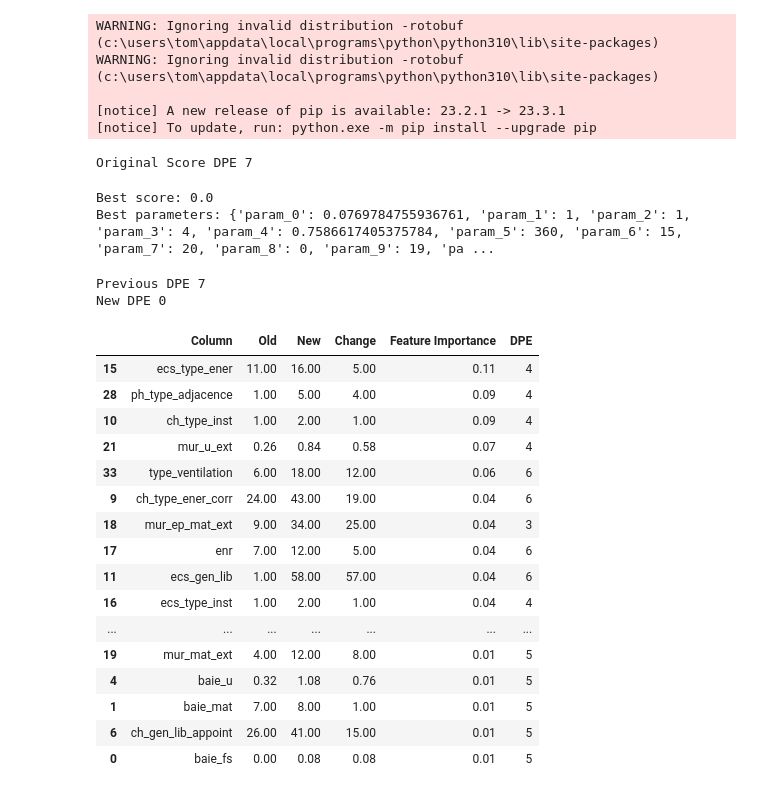
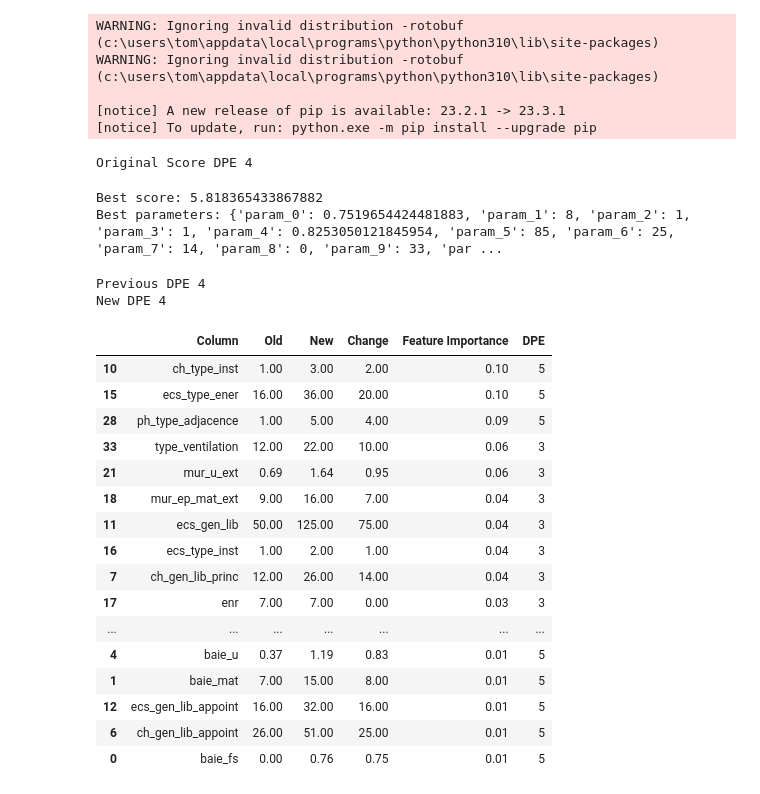
Before and after one commit to OrdinaryDev83/cas-reno-aleia, a Jupyter notebook: Energy.ipynb, the cells around one changed output. Cells and saved outputs as stored; diff of their text form; code cells hidden in the pictures.

```diff
--- a/Energy.ipynb
+++ b/Energy.ipynb
@@ -409,4 +409,6 @@ def find_column_indexes(df, column_names):
     return {col: df.columns.get_loc(col) for col in column_names if col in df.columns}
 
 # Get column indexes
-column_indexes = list(find_column_indexes(df_encoded, modifiable_features).values())
+indices_ = find_column_indexes(df_encoded, modifiable_features)
+print(indices_)
+column_indexes = list(indices_.values())
@@ -413,5 +417,5 @@ column_indexes = list(find_column_indexes(df_encoded, modifiable_features).value
 # %%
-test_tensor_dpe = np.array(X_test_dpe.iloc[6], dtype=np.float32)
+test_tensor_dpe = np.array(X_test_dpe.iloc[15], dtype=np.float32)
 print("Predicted", model_dpe.predict([test_tensor_dpe]))
 print("Groud truth", y_train_dpe["classe_conso_ener"].iloc[0])
 # %% [output]
@@ -476,29 +480,29 @@ def objective(trial):
     # Calculate the score using the model
     score = model_dpe.predict(modified_tensor.reshape(1, -1))[0]
 
-    # feature_importances = model_dpe.feature_importances_
-    # importance_score = 1 / np.sum(feature_importances * np.abs(diff_normalized_tensor))
+    feature_importances = model_dpe.feature_importances_
+    importance_score = 1 / np.sum(feature_importances * np.abs(diff_normalized_tensor))
 
     # # Combine the model score and importance score
-    # combined_score = score * importance_score
+    combined_score = score * importance_score
 
     # Since Optuna minimizes, and we want to minimize the energy consumption score, return the score directly
-    return score # combined_score
+    return combined_score
 
 # optuna logging
 optuna.logging.set_verbosity(optuna.logging.WARNING)
 
 # Create a study object and optimize with progress bar
 study = optuna.create_study(direction='minimize')
-study.optimize(objective, n_trials=1000, show_progress_bar=True)
+study.optimize(objective, n_trials=250, show_progress_bar=True)
 
 # Results
 print('Best score:', study.best_value)
 print('Best parameters:', study.best_params)
 # %% [output]
-Original Score DPE 7
+Original Score DPE 4
-Best score: 0.0
-Best parameters: {'param_0': 0.0769784755936761, 'param_1': 1, 'param_2': 1, 'param_3': 4, 'param_4': 0.7586617405375784, 'param_5': 360, 'param_6': 15, 'param_7': 20, 'param_8': 0, 'param_9': 19, 'pa ...
+Best score: 5.818365433867882
+Best parameters: {'param_0': 0.7519654424481883, 'param_1': 8, 'param_2': 1, 'param_3': 1, 'param_4': 0.8253050121845954, 'param_5': 85, 'param_6': 25, 'param_7': 14, 'param_8': 0, 'param_9': 33, 'par ...
 # %%
 # Assuming best_params is obtained from your Optuna study and df_encoded is your DataFrame
 best_params = study.best_params
@@ -538,50 +542,49 @@ df_encoded_2 = df_encoded.copy()
 for column, encoder in label_encoders:
     df_encoded_2[column] = encoder.inverse_transform(df_encoded[column])
 
 # Apply the custom round function to each element of the DataFrame
 rounded_df = results_df.applymap(custom_round)
 
 # Previous DPE
 print("Previous DPE", y_train_dpe["classe_conso_ener"].iloc[0])
 
 # New DPE
 print("New DPE", model_dpe.predict([modified_tensor])[0])
 
 # sort by feature importance
 rounded_df = rounded_df.sort_values(by='Feature Importance', ascending=False)
 
 # add a column that computes the dpe for all the changes added until that row
 dpes = []
 for i in range(0, len(rounded_df)):
     five_most_important_features = rounded_df.head(i)
     new_tensor = original_tensor.copy()
     for idx, row in five_most_important_features.iterrows():
         new_tensor[idx] = row['New']
 
     pred = model_dpe.predict([new_tensor])[0]
-    rounded_df['DPE'] = pred
     dpes.append(pred)
 
 rounded_df['DPE'] = dpes
 
-rounded_df # TODO TO FIX
+rounded_df
 # %% [output]
-Previous DPE 7
-New DPE 0
+Previous DPE 4
+New DPE 4
 |  | Column | Old | New | Change | Feature Importance | DPE |
-| 15 | ecs_type_ener | 11.00 | 16.00 | 5.00 | 0.11 | 4 |
-| 28 | ph_type_adjacence | 1.00 | 5.00 | 4.00 | 0.09 | 4 |
-| 10 | ch_type_inst | 1.00 | 2.00 | 1.00 | 0.09 | 4 |
-| 21 | mur_u_ext | 0.26 | 0.84 | 0.58 | 0.07 | 4 |
-| 33 | type_ventilation | 6.00 | 18.00 | 12.00 | 0.06 | 6 |
-| 9 | ch_type_ener_corr | 24.00 | 43.00 | 19.00 | 0.04 | 6 |
-| 18 | mur_ep_mat_ext | 9.00 | 34.00 | 25.00 | 0.04 | 3 |
-| 17 | enr | 7.00 | 12.00 | 5.00 | 0.04 | 6 |
-| 11 | ecs_gen_lib | 1.00 | 58.00 | 57.00 | 0.04 | 6 |
-| 16 | ecs_type_inst | 1.00 | 2.00 | 1.00 | 0.04 | 4 |
+| 10 | ch_type_inst | 1.00 | 3.00 | 2.00 | 0.10 | 5 |
+| 15 | ecs_type_ener | 16.00 | 36.00 | 20.00 | 0.10 | 5 |
+| 28 | ph_type_adjacence | 1.00 | 5.00 | 4.00 | 0.09 | 5 |
+| 33 | type_ventilation | 12.00 | 22.00 | 10.00 | 0.06 | 3 |
+| 21 | mur_u_ext | 0.69 | 1.64 | 0.95 | 0.06 | 3 |
+| 18 | mur_ep_mat_ext | 9.00 | 16.00 | 7.00 | 0.04 | 3 |
+| 11 | ecs_gen_lib | 50.00 | 125.00 | 75.00 | 0.04 | 3 |
+| 16 | ecs_type_inst | 1.00 | 2.00 | 1.00 | 0.04 | 3 |
+| 7 | ch_gen_lib_princ | 12.00 | 26.00 | 14.00 | 0.04 | 3 |
+| 17 | enr | 7.00 | 7.00 | 0.00 | 0.03 | 3 |
 | ... | ... | ... | ... | ... | ... | ... |
-| 19 | mur_mat_ext | 4.00 | 12.00 | 8.00 | 0.01 | 5 |
-| 4 | baie_u | 0.32 | 1.08 | 0.76 | 0.01 | 5 |
-| 1 | baie_mat | 7.00 | 8.00 | 1.00 | 0.01 | 5 |
-| 6 | ch_gen_lib_appoint | 26.00 | 41.00 | 15.00 | 0.01 | 5 |
-| 0 | baie_fs | 0.00 | 0.08 | 0.08 | 0.01 | 5 |
+| 4 | baie_u | 0.37 | 1.19 | 0.83 | 0.01 | 5 |
+| 1 | baie_mat | 7.00 | 15.00 | 8.00 | 0.01 | 5 |
+| 12 | ecs_gen_lib_appoint | 16.00 | 32.00 | 16.00 | 0.01 | 5 |
+| 6 | ch_gen_lib_appoint | 26.00 | 51.00 | 25.00 | 0.01 | 5 |
+| 0 | baie_fs | 0.00 | 0.76 | 0.75 | 0.01 | 5 |
```
Also changed, not shown: parts of 5 cells of this notebook.
